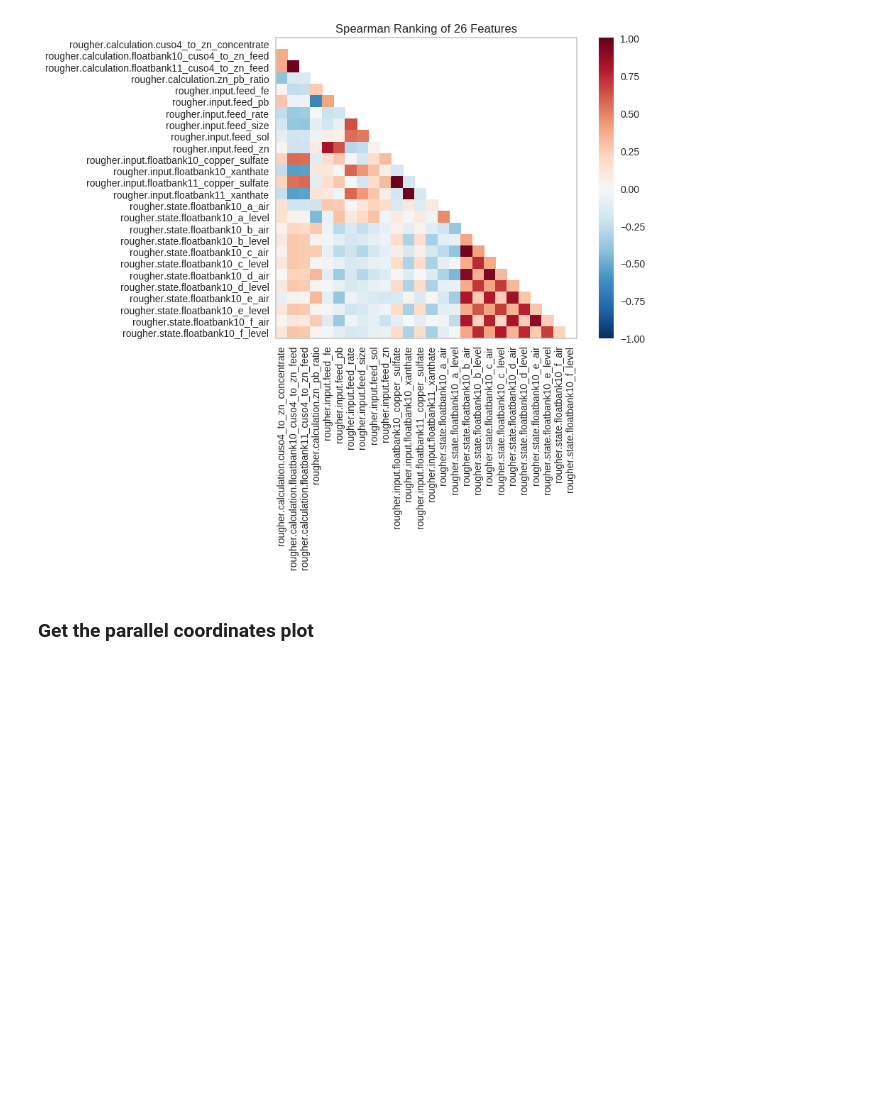
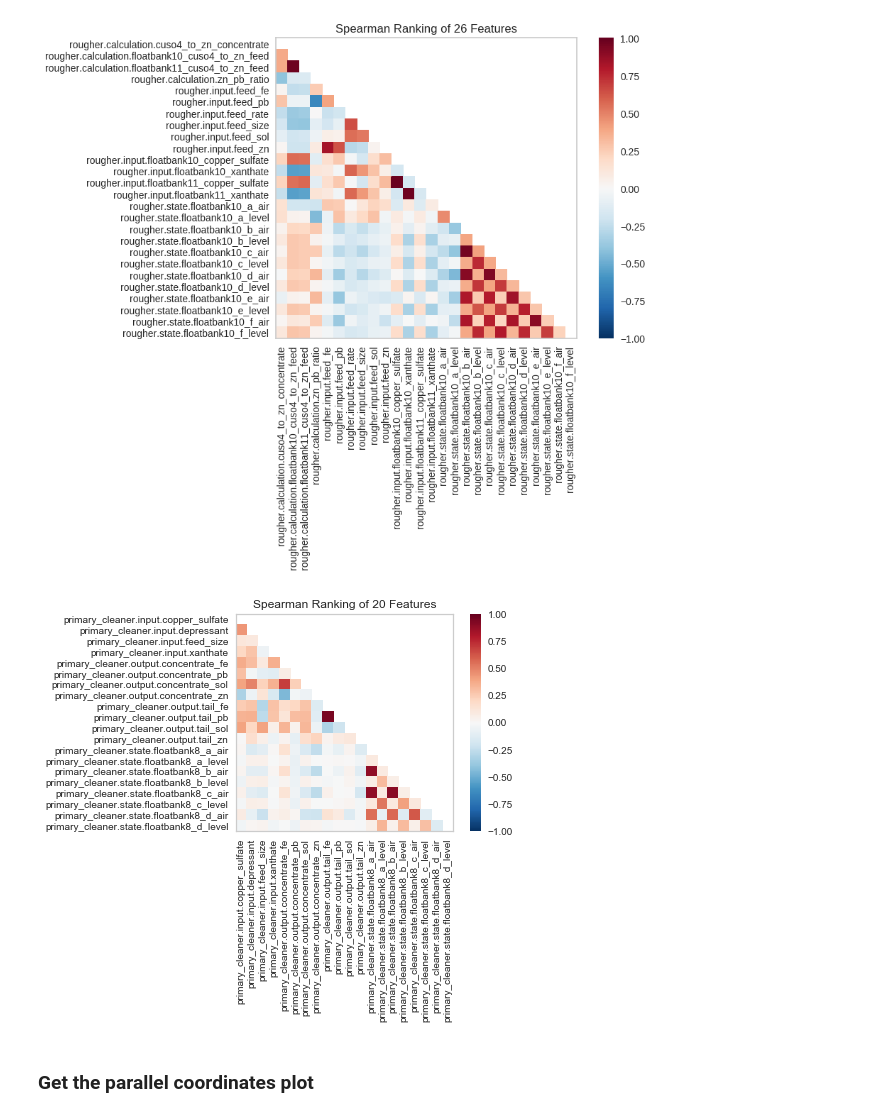
Before and after one commit to AntonBiryukovUofC/unearthed-zinc, a Jupyter notebook: notebooks/BasicEDA.ipynb, the cells around one changed output. Drawn from its saved outputs; the diff is of its cells as text; code cells hidden in the pictures; blank space fills up the shorter version.

```diff
--- a/notebooks/BasicEDA.ipynb
+++ b/notebooks/BasicEDA.ipynb
@@ -273,6 +273,18 @@ visualizer.transform(X)             # Transform the data
 visualizer.poof(outpath = '../reports/correlation.png')
 # %% [output]
 [figure]
+# %%
+from yellowbrick.features import Rank2D
+
+# Instantiate the visualizer with the Covariance ranking algorithm
+Xp = df_train.filter(regex = '(primary.(?!output))|primary.output.recovery',axis =1).dropna()
+visualizer = Rank2D(algorithm='spearman')
+
+visualizer.fit(Xp, y=None)                # Fit the data to the visualizer
+visualizer.transform(Xp)             # Transform the data
+visualizer.poof(outpath = '../reports/correlation_primary.png')
+# %% [output]
+[figure, added]
 # %% [markdown]
 ### Get the parallel coordinates plot
 # %%
```
Also changed, not shown: parts of 14 cells of this notebook, 33 other files.
